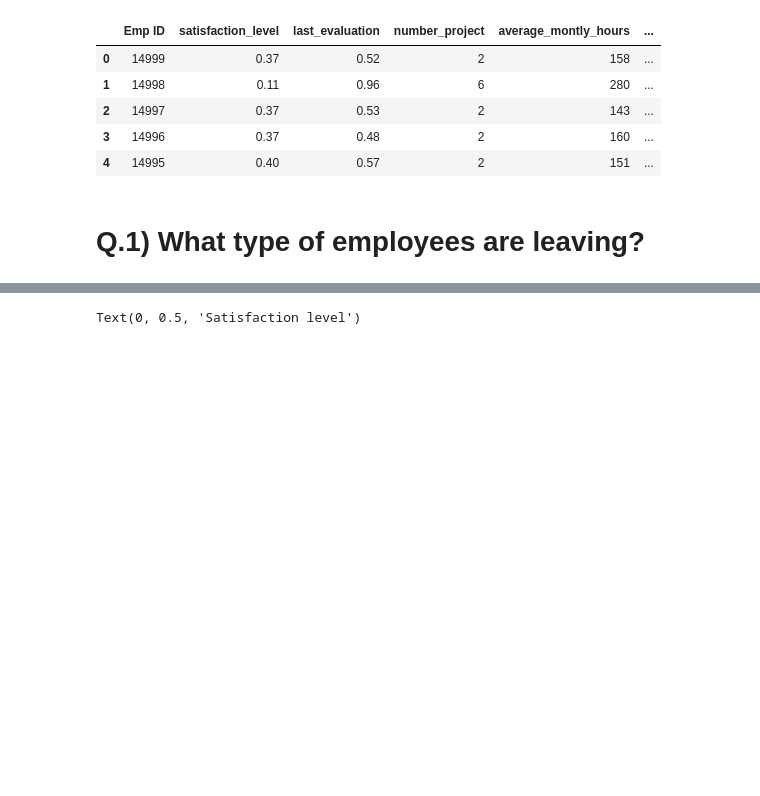
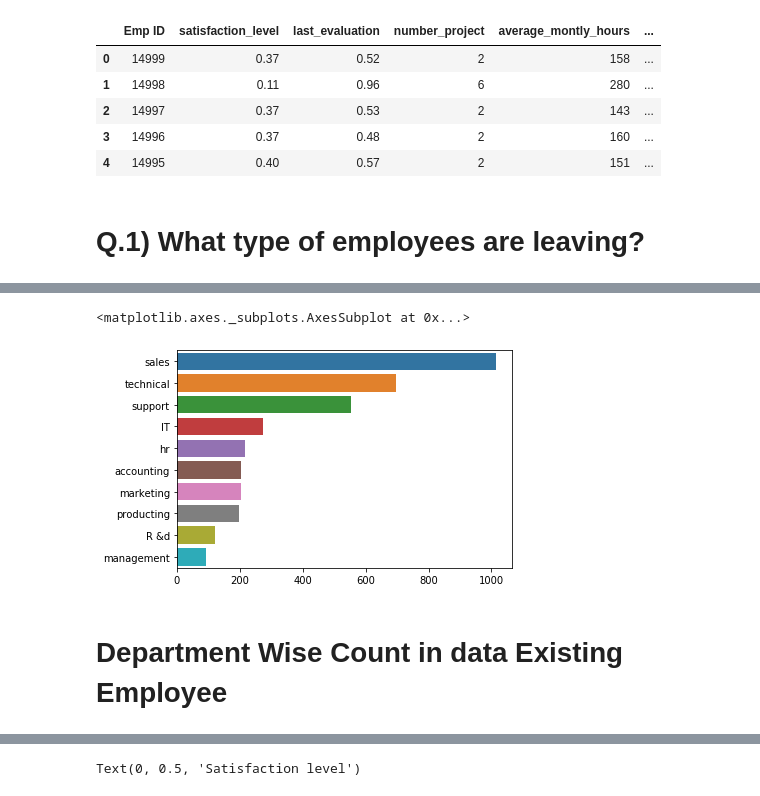
Before and after one commit to Jay952/Data-Science-Machine-Learning-Projects, a Jupyter notebook: Company_Data_Analysis/Company Data Analysis.ipynb, the cells around one changed output, grey strips where cells are left out. Cells and saved outputs as stored; diff of their text form; code cells hidden in the pictures; blank space fills up the shorter version.

Commit message:
Company data analysis updated

```diff
--- a/Company_Data_Analysis/Company Data Analysis.ipynb
+++ b/Company_Data_Analysis/Company Data Analysis.ipynb
@@ -27,0 +45,10 @@ Emp_who_left.head()
+# %%
+arr1 = [1014, 697, 555, 273, 215, 204, 203, 198, 121, 91]
+arr2 = ['sales', 'technical', 'support', 'IT', 'hr', 'accounting', 'marketing', 'producting', 'R &d', 'management']
+# %%
+sns.barplot(x=arr1, y=arr2)
+# %% [output]
+<matplotlib.axes._subplots.AxesSubplot at 0x...>
+[figure, added]
+# %% [markdown]
+# Department Wise Count in data Existing Employee
```
Also changed, not shown: parts of 39 cells of this notebook.
